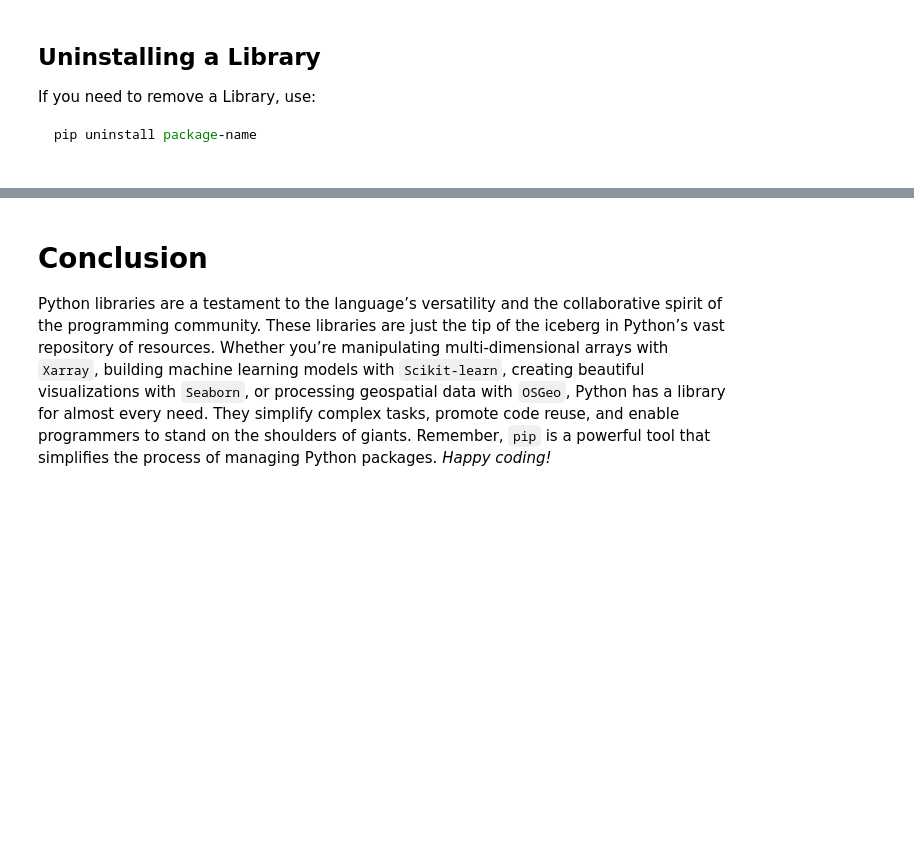
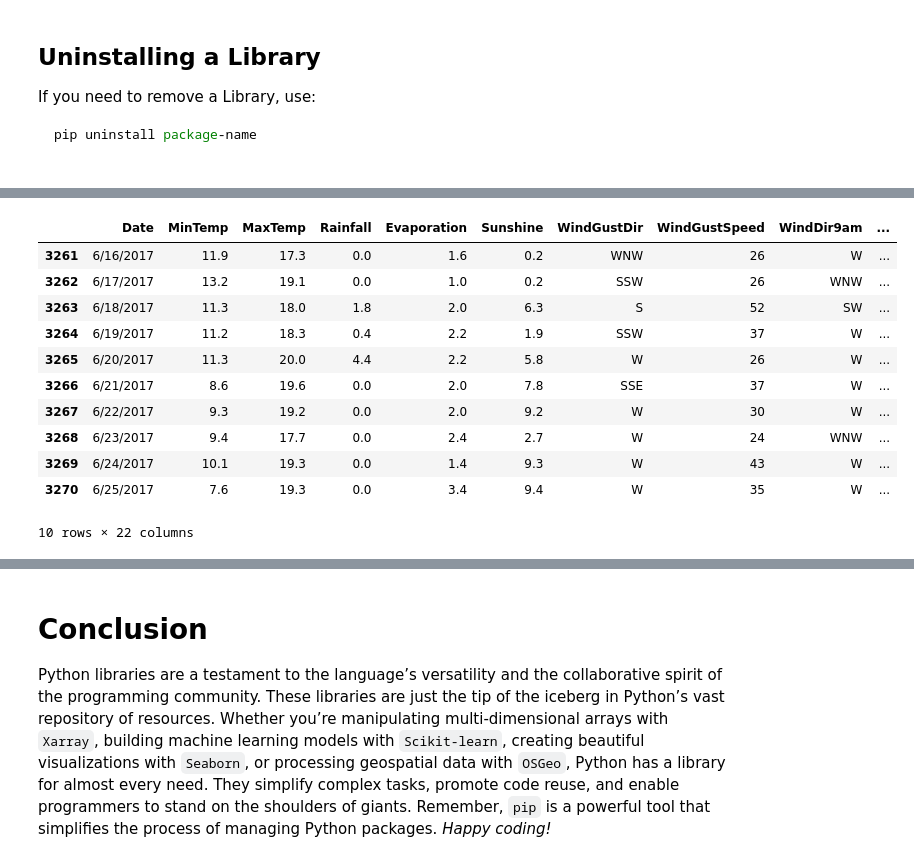
Before and after one commit to aradfarahani/KhUAdvanceGeoML, a Jupyter notebook: W2.ipynb, the cells around one changed output, grey strips where cells are left out. Drawn from its saved outputs; the diff is of its cells as text; code cells hidden in the pictures; blank space fills up the shorter version.

```diff
--- a/W2.ipynb
+++ b/W2.ipynb
@@ -86,0 +165,15 @@ pip uninstall xarray
+# %%
+df.tail(10)
+# %% [output]
+|  | Date | MinTemp | MaxTemp | Rainfall | Evaporation | Sunshine | WindGustDir | WindGustSpeed | WindDir9am | ... |
+| 3261 | 6/16/2017 | 11.9 | 17.3 | 0.0 | 1.6 | 0.2 | WNW | 26 | W | ... |
+| 3262 | 6/17/2017 | 13.2 | 19.1 | 0.0 | 1.0 | 0.2 | SSW | 26 | WNW | ... |
+| 3263 | 6/18/2017 | 11.3 | 18.0 | 1.8 | 2.0 | 6.3 | S | 52 | SW | ... |
+| 3264 | 6/19/2017 | 11.2 | 18.3 | 0.4 | 2.2 | 1.9 | SSW | 37 | W | ... |
+| 3265 | 6/20/2017 | 11.3 | 20.0 | 4.4 | 2.2 | 5.8 | W | 26 | W | ... |
+| 3266 | 6/21/2017 | 8.6 | 19.6 | 0.0 | 2.0 | 7.8 | SSE | 37 | W | ... |
+| 3267 | 6/22/2017 | 9.3 | 19.2 | 0.0 | 2.0 | 9.2 | W | 30 | W | ... |
+| 3268 | 6/23/2017 | 9.4 | 17.7 | 0.0 | 2.4 | 2.7 | W | 24 | WNW | ... |
+| 3269 | 6/24/2017 | 10.1 | 19.3 | 0.0 | 1.4 | 9.3 | W | 43 | W | ... |
+| 3270 | 6/25/2017 | 7.6 | 19.3 | 0.0 | 3.4 | 9.4 | W | 35 | W | ... |
+10 rows × 22 columns
```
Also changed, not shown: parts of 32 cells of this notebook, 3 other files.
